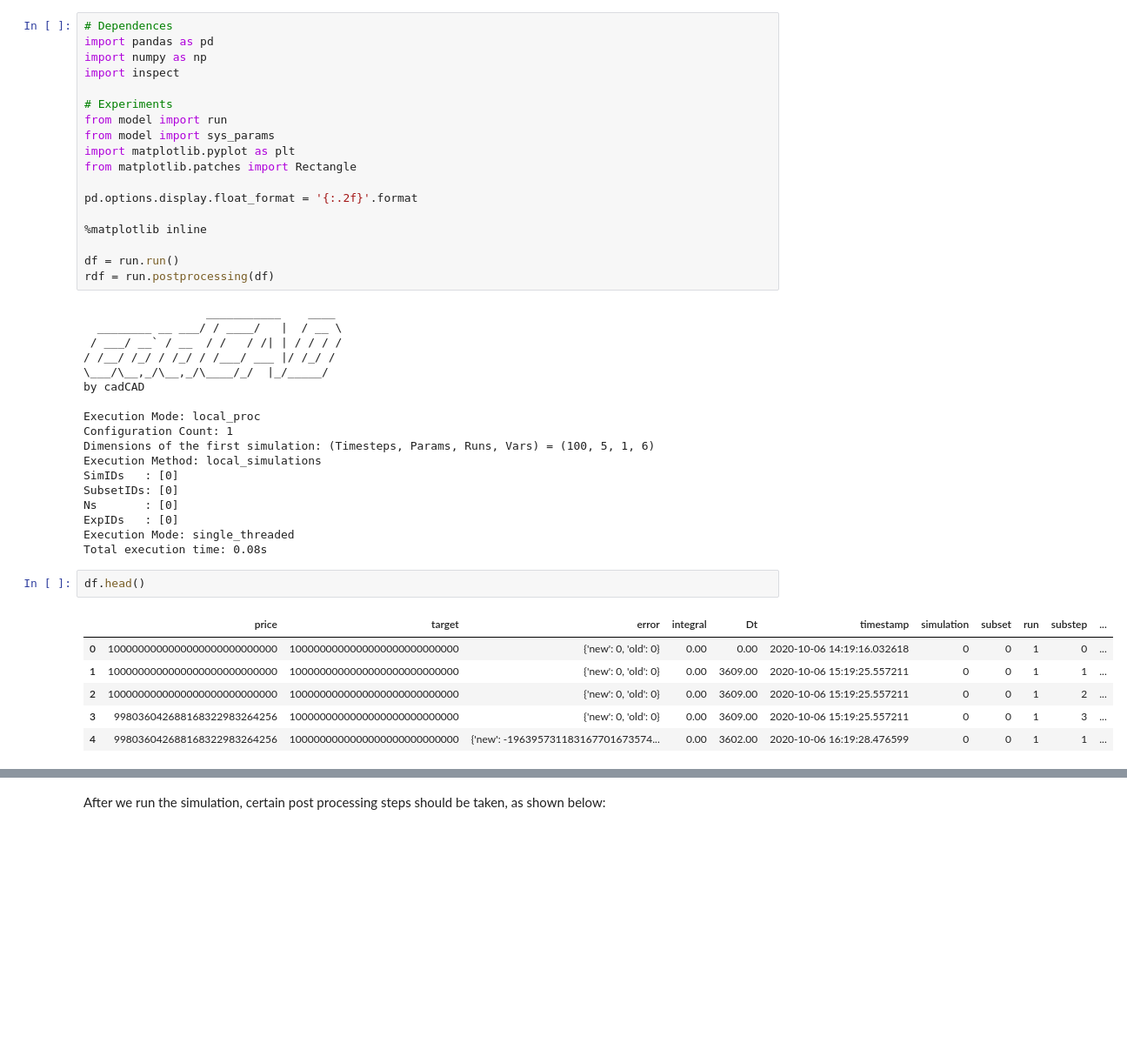
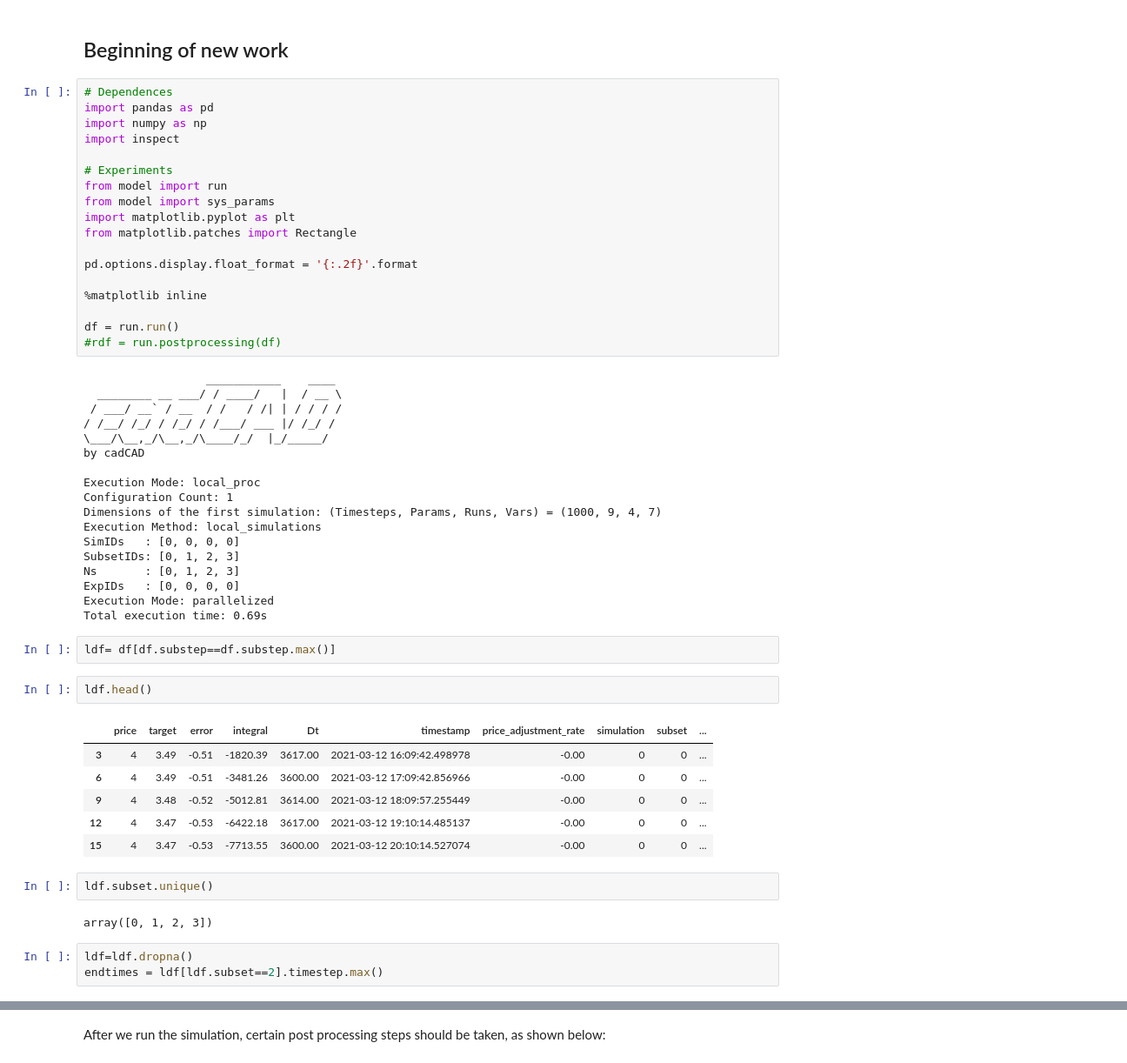
Before and after one commit to cadCAD-org/demos, a Jupyter notebook: tutorials/numerical_computation/numerical_integration_1.ipynb, the cells around one changed output, grey strips where cells are left out. Shown at 87% size. Drawn from its saved outputs; the diff is of its cells as text; blank space fills up the shorter version.

````diff
--- a/tutorials/numerical_computation/numerical_integration_1.ipynb
+++ b/tutorials/numerical_computation/numerical_integration_1.ipynb
@@ -174,6 +174,8 @@ partial_state_update_block = [
 ]
 ```
 Lets run our simulation below:
+# %% [markdown]
+## Beginning of new work
 # %%
 # Dependences
 import pandas as pd
@@ -191,7 +193,7 @@ pd.options.display.float_format = '{:.2f}'.format
 %matplotlib inline
 
 df = run.run()
-rdf = run.postprocessing(df)
+#rdf = run.postprocessing(df)
 # %% [output]
                   ___________    ____
   ________ __ ___/ / ____/   |  / __ \
@@ -202,20 +204,29 @@ by cadCAD
 
 Execution Mode: local_proc
 Configuration Count: 1
-Dimensions of the first simulation: (Timesteps, Params, Runs, Vars) = (100, 5, 1, 6)
+Dimensions of the first simulation: (Timesteps, Params, Runs, Vars) = (1000, 9, 4, 7)
 Execution Method: local_simulations
-SimIDs   : [0]
-SubsetIDs: [0]
-Ns       : [0]
-ExpIDs   : [0]
-Execution Mode: single_threaded
-Total execution time: 0.08s
+SimIDs   : [0, 0, 0, 0]
+SubsetIDs: [0, 1, 2, 3]
+Ns       : [0, 1, 2, 3]
+ExpIDs   : [0, 0, 0, 0]
+Execution Mode: parallelized
+Total execution time: 0.69s
+# %%
+ldf= df[df.substep==df.substep.max()]
 # %%
-df.head()
+ldf.head()
 # %% [output]
-|  | price | target | error | integral | Dt | timestamp | simulation | subset | run | substep | ... |
-| 0 | 1000000000000000000000000000 | 1000000000000000000000000000 | {'new': 0, 'old': 0} | 0.00 | 0.00 | 2020-10-06 14:19:16.032618 | 0 | 0 | 1 | 0 | ... |
-| 1 | 1000000000000000000000000000 | 1000000000000000000000000000 | {'new': 0, 'old': 0} | 0.00 | 3609.00 | 2020-10-06 15:19:25.557211 | 0 | 0 | 1 | 1 | ... |
-| 2 | 1000000000000000000000000000 | 1000000000000000000000000000 | {'new': 0, 'old': 0} | 0.00 | 3609.00 | 2020-10-06 15:19:25.557211 | 0 | 0 | 1 | 2 | ... |
-| 3 | 998036042688168322983264256 | 1000000000000000000000000000 | {'new': 0, 'old': 0} | 0.00 | 3609.00 | 2020-10-06 15:19:25.557211 | 0 | 0 | 1 | 3 | ... |
-| 4 | 998036042688168322983264256 | 1000000000000000000000000000 | {'new': -196395731183167701673574... | 0.00 | 3602.00 | 2020-10-06 16:19:28.476599 | 0 | 0 | 1 | 1 | ... |
+|  | price | target | error | integral | Dt | timestamp | price_adjustment_rate | simulation | subset | ... |
+| 3 | 4 | 3.49 | -0.51 | -1820.39 | 3617.00 | 2021-03-12 16:09:42.498978 | -0.00 | 0 | 0 | ... |
+| 6 | 4 | 3.49 | -0.51 | -3481.26 | 3600.00 | 2021-03-12 17:09:42.856966 | -0.00 | 0 | 0 | ... |
+| 9 | 4 | 3.48 | -0.52 | -5012.81 | 3614.00 | 2021-03-12 18:09:57.255449 | -0.00 | 0 | 0 | ... |
+| 12 | 4 | 3.47 | -0.53 | -6422.18 | 3617.00 | 2021-03-12 19:10:14.485137 | -0.00 | 0 | 0 | ... |
+| 15 | 4 | 3.47 | -0.53 | -7713.55 | 3600.00 | 2021-03-12 20:10:14.527074 | -0.00 | 0 | 0 | ... |
+# %%
+ldf.subset.unique()
+# %% [output]
+array([0, 1, 2, 3])
+# %%
+ldf=ldf.dropna()
+endtimes = ldf[ldf.subset==2].timestep.max()
````
Also changed, not shown: parts of 12 cells of this notebook, 5 other files.
